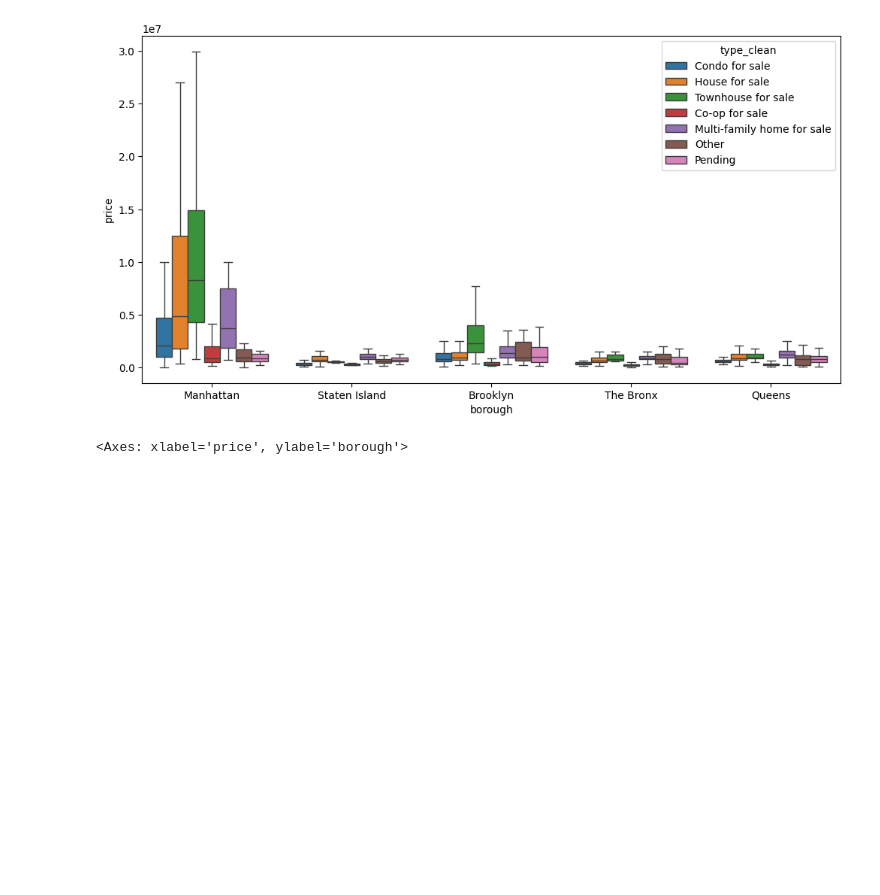
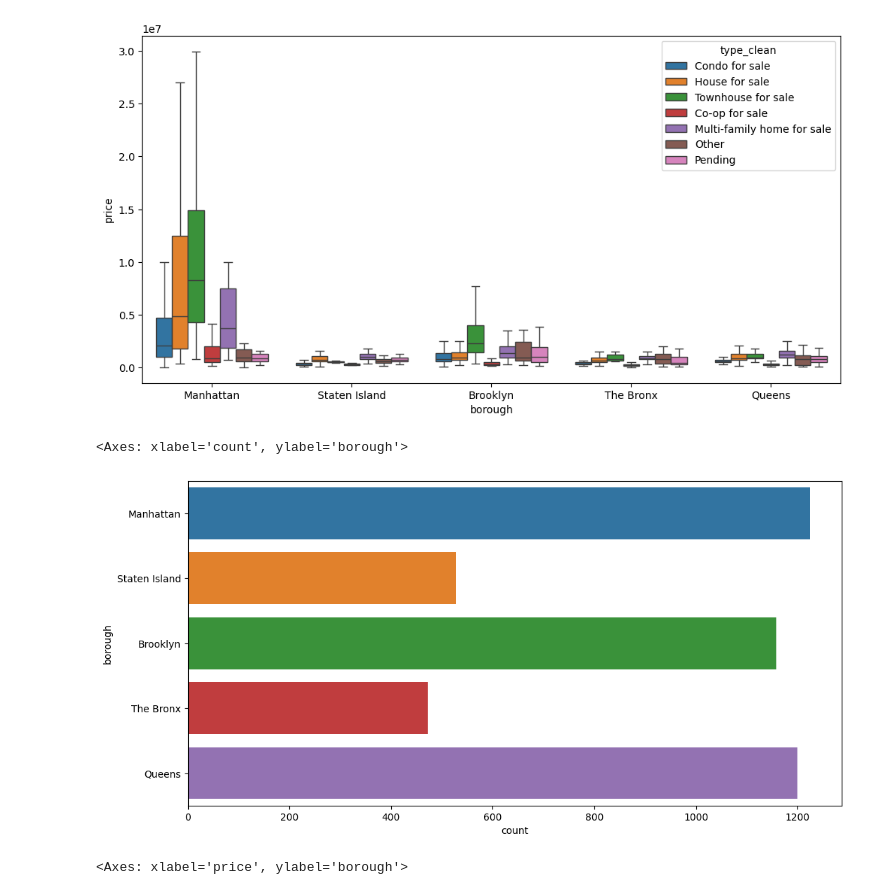
Before and after one commit to codekot/nyc-housing-project, a Jupyter notebook: notebooks/nyc_2024.ipynb, the cells around one changed output. Saved outputs shown, nothing was run; the diff lists cells and outputs as text; code cells hidden in the pictures; blank space fills up the shorter version.

```diff
--- a/notebooks/nyc_2024.ipynb
+++ b/notebooks/nyc_2024.ipynb
@@ -1203,6 +1199,12 @@ sns.boxplot(data=df, x='borough', y='price', hue='type_clean', showfliers=False)
 # %% [output]
 <Axes: xlabel='borough', ylabel='price'>
 [figure]
+# %%
+plt.figure(figsize=(12, 6))
+sns.countplot(data=df, y='borough', hue='borough')
+# %% [output]
+<Axes: xlabel='count', ylabel='borough'>
+[figure, added]
 # %%
 # Calculate market share by types
 market_share = (df.groupby('borough')['price'].sum() / df.price.sum() * 100).sort_values(ascending=False)
```
Also changed, not shown: parts of 3 cells of this notebook.
